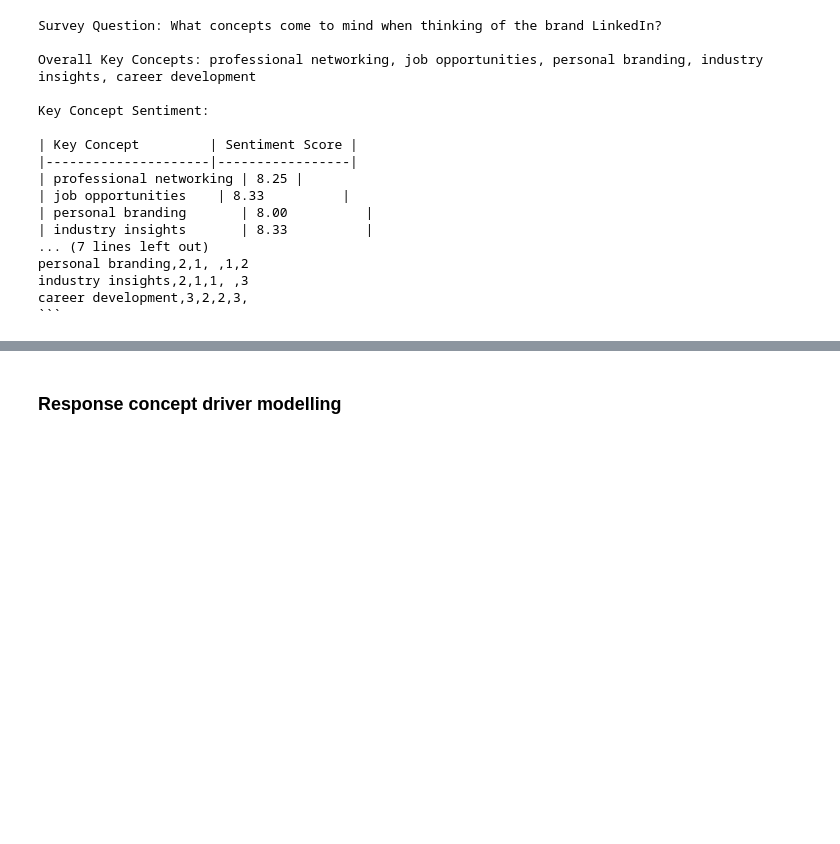
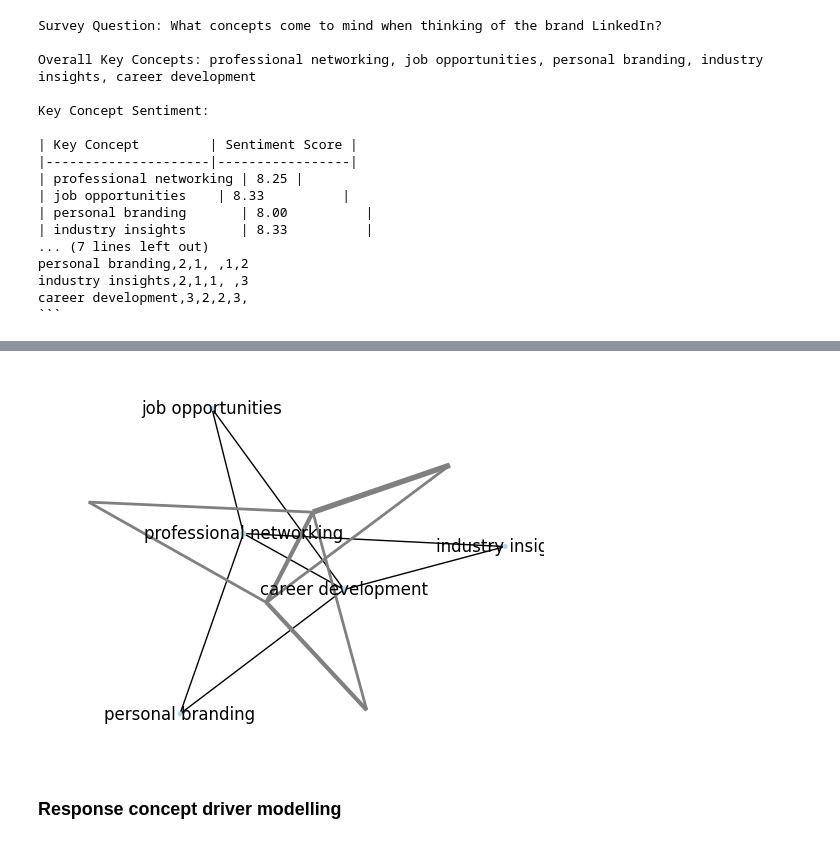
Before and after one commit to cviddenKwantum/KwantumDev, a Jupyter notebook: LI_survey_gen_demo.ipynb, the cells around one changed output, grey strips where cells are left out. Cells and saved outputs as stored; diff of their text form; code cells hidden in the pictures; blank space fills up the shorter version.

```diff
--- a/LI_survey_gen_demo.ipynb
+++ b/LI_survey_gen_demo.ipynb
@@ -196,3 +233,45 @@ display(df)
+# %%
+import pandas as pd
+import networkx as nx
+import matplotlib.pyplot as plt
+
+# Get node labels and mention counts
+node_labels = list(df.index)
+node_sizes = df.sum(axis=1)
+
+# Define a function to add edges to the graph with thickness set to comention value
+def add_weighted_edges(graph, df):
+    for i, row in df.iterrows():
+        for j, weight in row.iteritems():
+            if weight >= 2:
+                graph.add_edge(i, j, weight=weight)
+
+# Create a graph
+graph = nx.Graph()
+
+# Add weighted edges to the graph
+add_weighted_edges(graph, df)
+
+# Draw the graph with node labels and sizes
+nx.draw_networkx(graph,
+                 pos=nx.spring_layout(graph),
+                 with_labels=True,
+                 node_size=node_sizes,
+                 font_size=12,
+                 node_color='lightblue')
+
+# Set edge thickness proportional to comention value
+edge_widths = [graph[u][v]['weight'] for u, v in graph.edges()]
+nx.draw_networkx_edges(graph,
+                       pos=nx.spring_layout(graph),
+                       edge_color='gray',
+                       width=edge_widths)
+
+# Display the graph
+plt.axis('off')
+plt.show()
+# %% [output]
+[figure, added]
 # %% [markdown]
 ### Response concept driver modelling
 # %%
```
Also changed, not shown: parts of 3 cells of this notebook.
